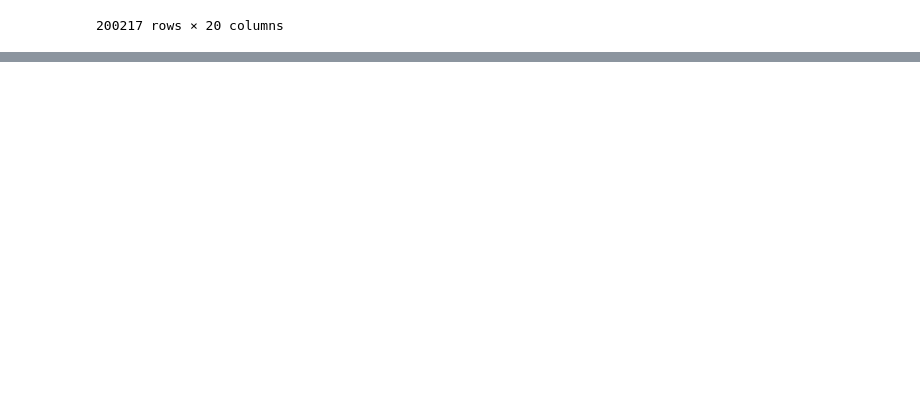
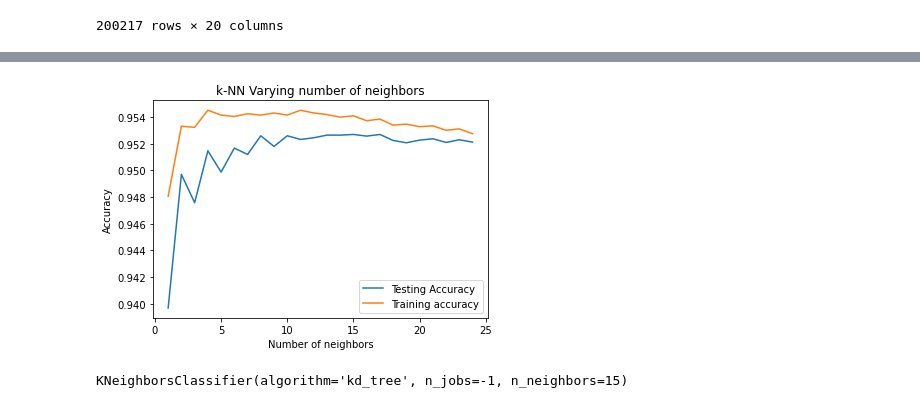
Before and after one commit to gracepanjaitan/Project-DAMI-Binary-Classification-Using-KNN, a Jupyter notebook: Fraud_Detection_Using_KNN_03.ipynb, the cells around one changed output, grey strips where cells are left out. Drawn from its saved outputs; the diff is of its cells as text; code cells hidden in the pictures; blank space fills up the shorter version.

```diff
--- a/Fraud_Detection_Using_KNN_03.ipynb
+++ b/Fraud_Detection_Using_KNN_03.ipynb
@@ -492,0 +522,28 @@ Akurasi dengan menggunakan Nearest Neighbor:  0.9490560383578064
+# %%
+neighbours = np.arange(1,25)
+train_accuracy =np.empty(len(neighbours))
+test_accuracy = np.empty(len(neighbours))
+
+for i,k in enumerate(neighbours):
+    # setup a knn classifier with k neighbors
+    knn=KNeighborsClassifier(n_neighbors=k,algorithm="kd_tree",n_jobs=-1)
+
+    # fit the model
+    knn.fit(X_train,y_train.ravel())
+
+    # compute accuracy on the training set
+    train_accuracy[i] = knn.score(X_train, y_train.ravel())
+
+    # compute accuracy on the test set
+    test_accuracy[i] = knn.score(X_test, y_test.ravel())
+# %%
+# generate plot
+plt.title('k-NN Varying number of neighbors')
+plt.plot(neighbours, test_accuracy, label='Testing Accuracy')
+plt.plot(neighbours, train_accuracy, label='Training accuracy')
+plt.legend()
+plt.xlabel('Number of neighbors')
+plt.ylabel('Accuracy')
+plt.show()
+# %% [output]
+[figure, added]
@@ -492,0 +553,6 @@ Akurasi dengan menggunakan Nearest Neighbor:  0.9490560383578064
+# %%
+# k_nearest_neighbours_classification
+knn=KNeighborsClassifier(n_neighbors=x[0],algorithm="kd_tree",n_jobs=-1)
+knn.fit(X_train,y_train.ravel())
+# %% [output]
+KNeighborsClassifier(algorithm='kd_tree', n_jobs=-1, n_neighbors=15)
```
Also changed, not shown: parts of 36 cells of this notebook.
